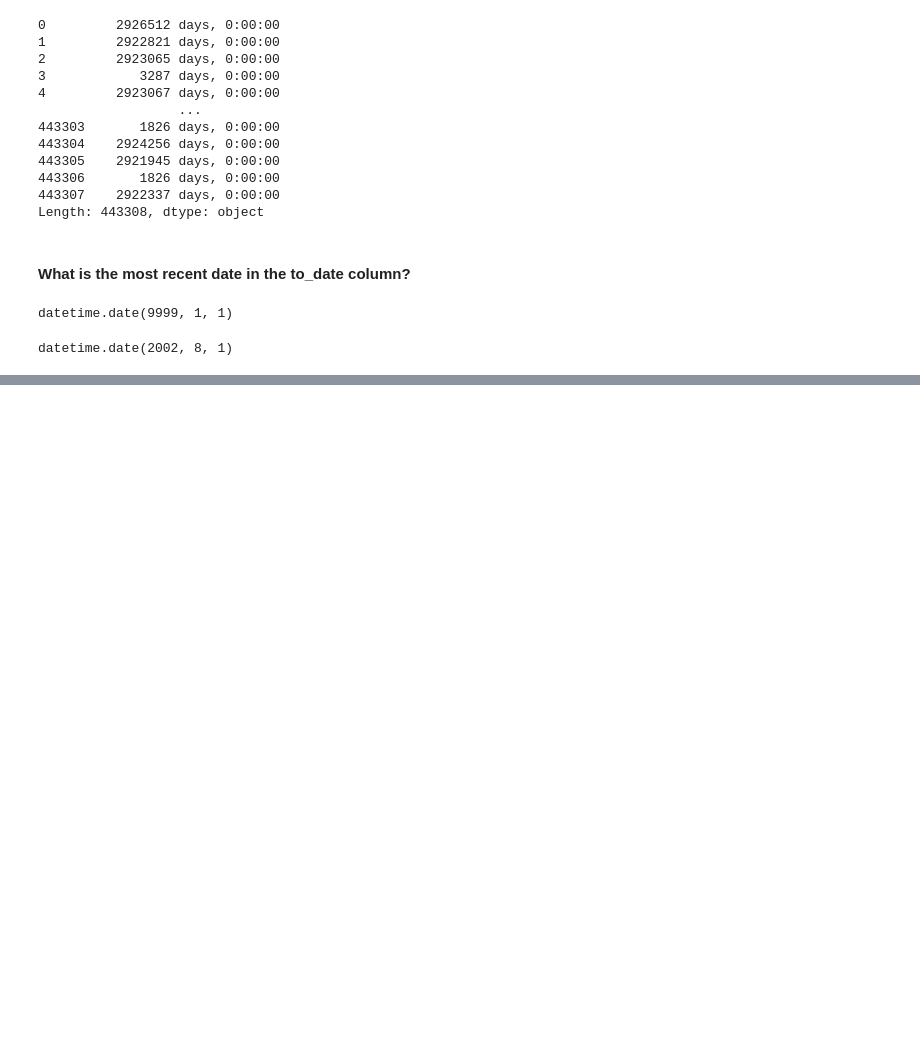
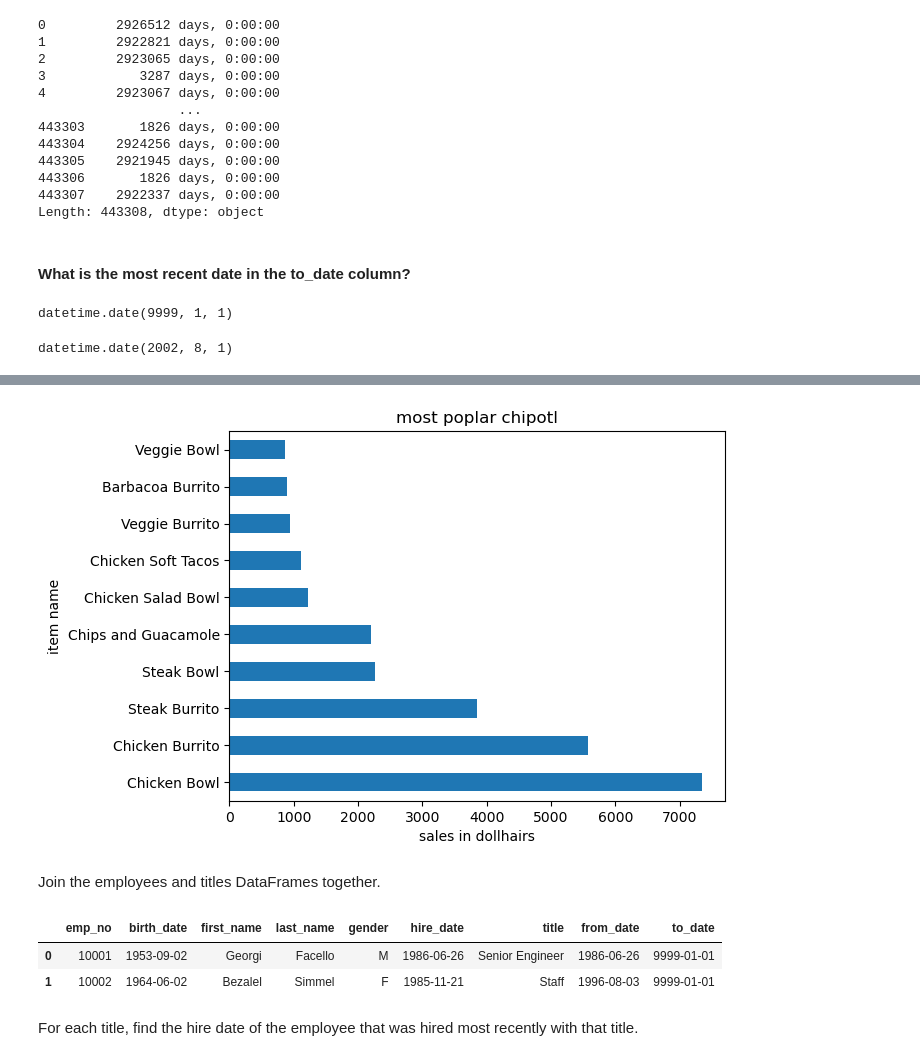
Before and after one commit to CodeupClassroom/robinson-data-science-libraries, a Jupyter notebook: advanced_dataframes_exercises.ipynb, the cells around one changed output, grey strips where cells are left out. Cells and saved outputs as stored; diff of their text form; code cells hidden in the pictures; blank space fills up the shorter version.

```diff
--- a/advanced_dataframes_exercises.ipynb
+++ b/advanced_dataframes_exercises.ipynb
@@ -286,0 +589,14 @@ datetime.date(2002, 8, 1)
+# %%
+# get db url =
+chipotle_url = create_url('chipotle')
+# %%
+# build my query:
+query = \
+'''
+SELECT *
+FROM orders;
+'''
+# %%
+# assign a dataframe to the result
+# of the pd.read_sql function being passed
+burrito = pd.read_sql(query, chipotle_url)
@@ -286,0 +692,3 @@ datetime.date(2002, 8, 1)
+# %%
+# convert total prie for each row:
+burrito['total_price'] = burrito.item_price.str.strip('$').astype(float)
@@ -286,0 +698,13 @@ datetime.date(2002, 8, 1)
+# %%
+burrito.groupby(
+    'item_name'
+).total_price.sum(
+).sort_values(ascending=False
+             ).head(10).plot(kind='barh'
+                            ).set(title='most poplar chipotl',
+                                  xlabel='sales in dollhairs',
+                                  ylabel='item name');
+# %% [output]
+[figure, added]
+# %% [markdown]
+Join the employees and titles DataFrames together.
@@ -286,0 +716,8 @@ datetime.date(2002, 8, 1)
+# %%
+emps_titles.head(2)
+# %% [output]
+|  | emp_no | birth_date | first_name | last_name | gender | hire_date | title | from_date | to_date |
+| 0 | 10001 | 1953-09-02 | Georgi | Facello | M | 1986-06-26 | Senior Engineer | 1986-06-26 | 9999-01-01 |
+| 1 | 10002 | 1964-06-02 | Bezalel | Simmel | F | 1985-11-21 | Staff | 1996-08-03 | 9999-01-01 |
+# %% [markdown]
+For each title, find the hire date of the employee that was hired most recently with that title.
```
Also changed, not shown: parts of 71 cells of this notebook, 1 other file.
